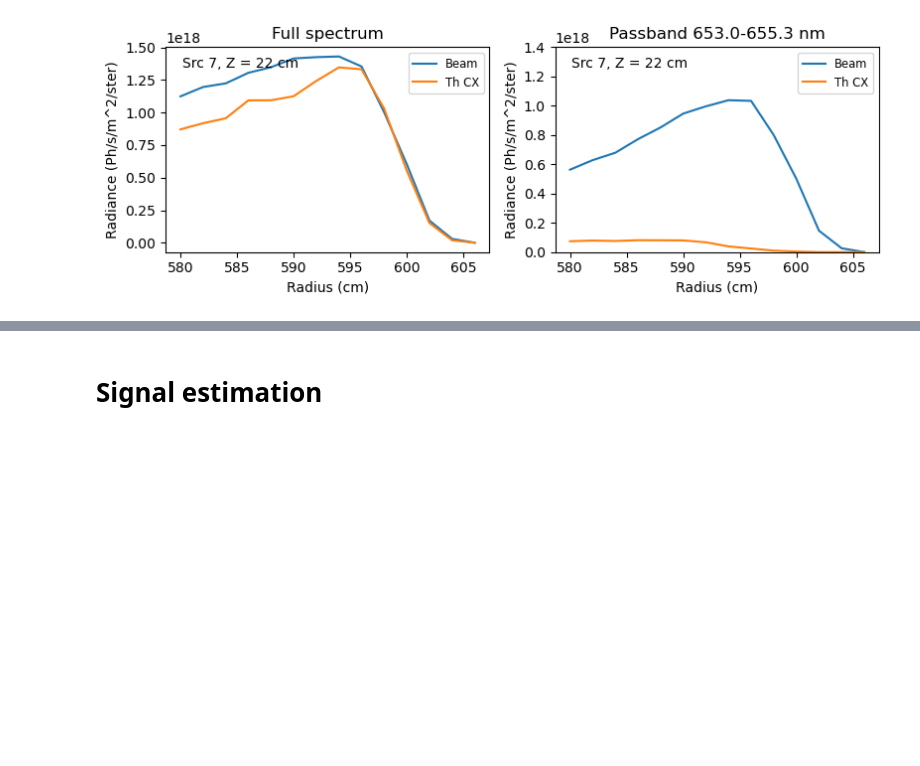
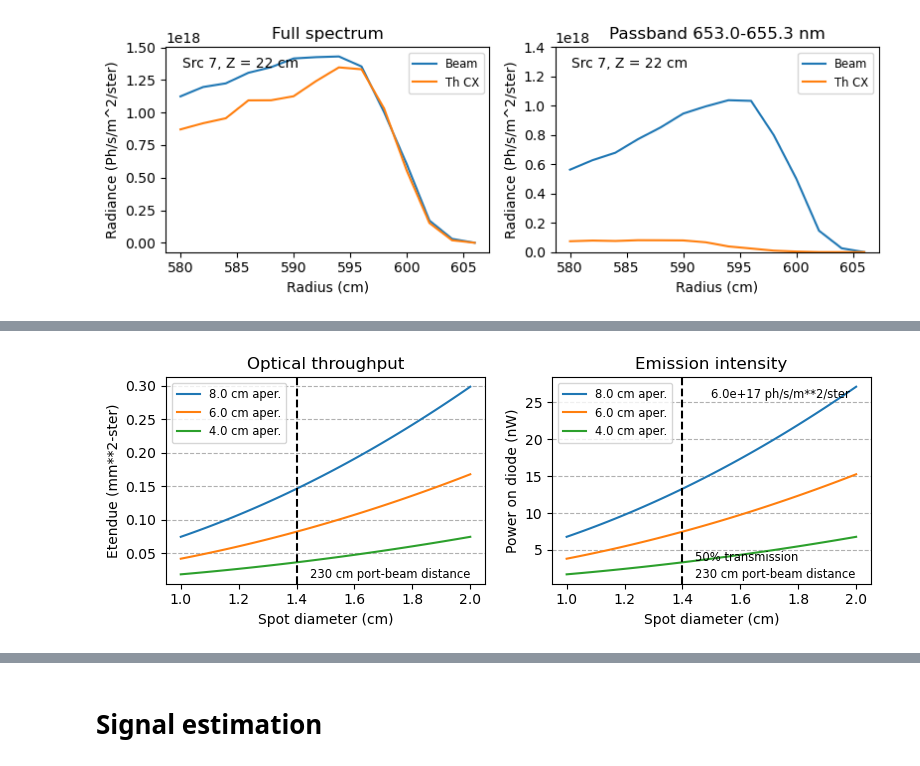
Before and after one commit to drsmith48/w7x-bes-design, a Jupyter notebook: analysis/dsmith/coverage.ipynb, the cells around one changed output, grey strips where cells are left out. Cells and saved outputs as stored; diff of their text form; code cells hidden in the pictures; blank space fills up the shorter version.

```diff
--- a/analysis/dsmith/coverage.ipynb
+++ b/analysis/dsmith/coverage.ipynb
@@ -119,20 +119,0 @@ Saving plots/fida_array_W30_P7_R580_Z22.pdf
-# %%
-from w7x_bes_tools import signals
-import matplotlib.pyplot as plt
-
-apertures = [4, 6, 8]  # aperture diameters in cm
-emitters = [signals.Emitter(aperture=aperture) for aperture in apertures]
-plt.figure(figsize=(4,3))
-for emitter in emitters:
-    # emitter.plot_etendue()
-    plt.plot(emitter.spot_diameter, emitter.calc_etendue(), label=f"{emitter.aperture:.1f} cm aperture")
-    plt.xlabel('Spot diameter (cm)')
-    plt.ylabel('Etendue (mm**2-ster)')
-    plt.title(f'{emitter.aperture:.1f} cm dia. aper. | {emitter.distance:.0f} cm distance')
-    plt.legend()
-    plt.tight_layout()
-
-    if save:
-        fname = 'plots/emitter_etendue.pdf'
-        print(f'Saving {fname}')
-        plt.savefig(fname, transparent=True)
@@ -155,0 +120,47 @@ Saving plots/emitter_etendue.pdf
+# %%
+from w7x_bes_tools import signals
+import scipy.constants as pc
+
+apertures = [8, 6, 4]  # aperture diameters in cm
+emitters = [signals.Emitter(aperture=aperture) for aperture in apertures]
+
+_, axes = plt.subplots(nrows=1, ncols=2, figsize=(4*2,3))
+
+plt.sca(axes.flat[0])
+for emitter in emitters:
+    # emitter.plot_etendue()
+    plt.plot(emitter.spot_diameter, emitter.calc_etendue(), label=f"{emitter.aperture:.1f} cm aper.")
+plt.ylabel('Etendue (mm**2-ster)')
+plt.title('Optical throughput')
+
+
+radiance = 0.6e18  # ph/s/m**2/ster ; assume a radiance value at the lower end
+photon_wavelength = 656e-9  # wavelength (m)
+photon_energy = pc.h * pc.c / photon_wavelength  # energy per photon (J)
+transmission_factor = 0.5  # assume 50% transmission loss
+
+plt.sca(axes.flat[1])
+for emitter in emitters:
+    etendue = emitter.calc_etendue()  # mm**2-ster ; optical throughput for different apertures
+    p_incident = photon_energy * radiance * (etendue/1e6) * transmission_factor * 1e9  # incident power (nW)
+    plt.plot(emitter.spot_diameter, p_incident, label=f"{emitter.aperture:.1f} cm aper.")
+plt.ylabel('Power on diode (nW)')
+plt.title('Emission intensity')
+plt.annotate(f"{radiance:.1e} ph/s/m**2/ster", (0.5,0.9), xycoords='axes fraction', fontsize='small')
+plt.annotate(f'{transmission_factor*1e2:.0f}% transmission', (0.45,0.11), xycoords='axes fraction', fontsize='small')
+
+for axis in axes.flat:
+    plt.sca(axis)
+    plt.annotate(f'{emitters[0].distance:.0f} cm port-beam distance', (0.45,0.03), xycoords='axes fraction', fontsize='small')
+    plt.xlabel('Spot diameter (cm)')
+    plt.legend(fontsize='small')
+    plt.axvline(1.4, ls='--', c='k')
+    plt.grid(axis='y', ls='--')
+
+plt.tight_layout()
+
+if save:
+    fname = 'plots/throughput_and_intensity.pdf'
+    print(f'Saving {fname}')
+    plt.savefig(fname, transparent=True)
+# %% [output]
@@ -155,0 +180 @@ Saving plots/emitter_etendue.pdf
+[figure, added]
```
Also changed, not shown: parts of 9 cells of this notebook, 1 other file.
